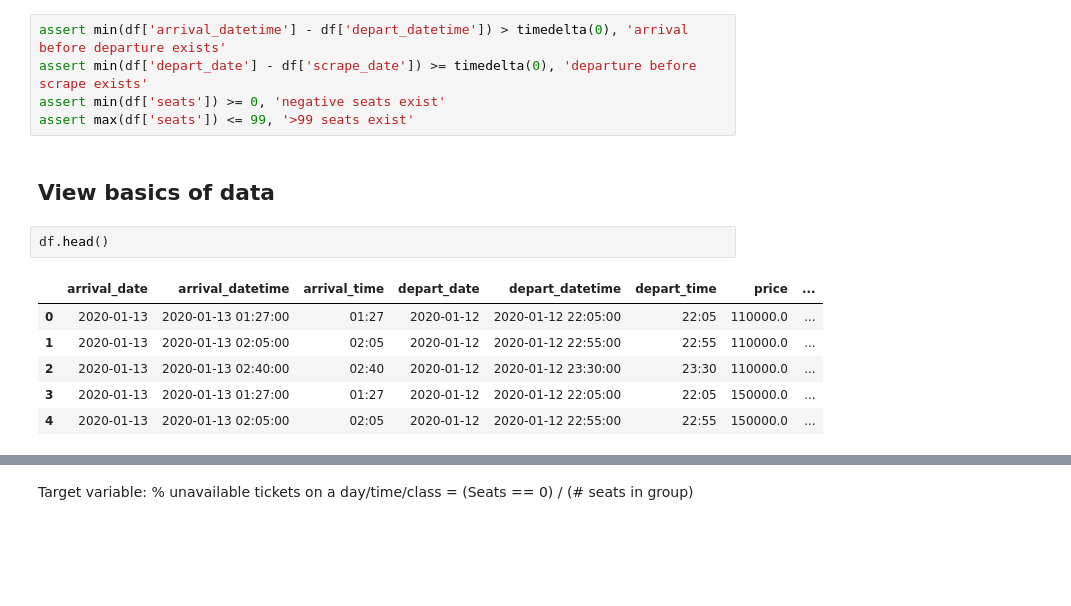
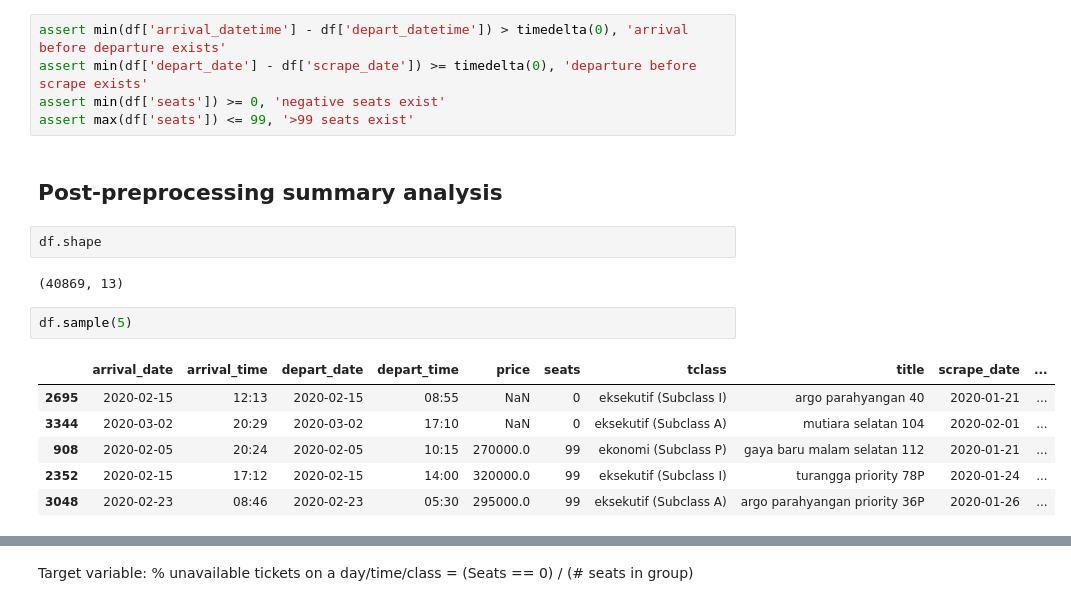
Before and after one commit to umarmf/tiket-scrape, a Jupyter notebook: notebooks/Tiket.com Train Ticket Scraper.ipynb, the cells around one changed output, grey strips where cells are left out. Cells and saved outputs as stored; diff of their text form; blank space fills up the shorter version.

```diff
--- a/notebooks/Tiket.com Train Ticket Scraper.ipynb
+++ b/notebooks/Tiket.com Train Ticket Scraper.ipynb
@@ -122,15 +159,19 @@ assert min(df['arrival_datetime'] - df['depart_datetime']) > timedelta(0), 'arri
 assert min(df['depart_date'] - df['scrape_date']) >= timedelta(0), 'departure before scrape exists'
 assert min(df['seats']) >= 0, 'negative seats exist'
 assert max(df['seats']) <= 99, '>99 seats exist'
-# %% [markdown]
-## View basics of data
+# %% [markdown]
+## Post-preprocessing summary analysis
 # %%
-df.head()
+df.shape
 # %% [output]
-|  | arrival_date | arrival_datetime | arrival_time | depart_date | depart_datetime | depart_time | price | ... |
-| 0 | 2020-01-13 | 2020-01-13 01:27:00 | 01:27 | 2020-01-12 | 2020-01-12 22:05:00 | 22:05 | 110000.0 | ... |
-| 1 | 2020-01-13 | 2020-01-13 02:05:00 | 02:05 | 2020-01-12 | 2020-01-12 22:55:00 | 22:55 | 110000.0 | ... |
-| 2 | 2020-01-13 | 2020-01-13 02:40:00 | 02:40 | 2020-01-12 | 2020-01-12 23:30:00 | 23:30 | 110000.0 | ... |
-| 3 | 2020-01-13 | 2020-01-13 01:27:00 | 01:27 | 2020-01-12 | 2020-01-12 22:05:00 | 22:05 | 150000.0 | ... |
-| 4 | 2020-01-13 | 2020-01-13 02:05:00 | 02:05 | 2020-01-12 | 2020-01-12 22:55:00 | 22:55 | 150000.0 | ... |
+(40869, 13)
+# %%
+df.sample(5)
+# %% [output]
+|  | arrival_date | arrival_time | depart_date | depart_time | price | seats | tclass | title | scrape_date | ... |
+| 2695 | 2020-02-15 | 12:13 | 2020-02-15 | 08:55 | NaN | 0 | eksekutif (Subclass I) | argo parahyangan 40 | 2020-01-21 | ... |
+| 3344 | 2020-03-02 | 20:29 | 2020-03-02 | 17:10 | NaN | 0 | eksekutif (Subclass A) | mutiara selatan 104 | 2020-02-01 | ... |
+| 908 | 2020-02-05 | 20:24 | 2020-02-05 | 10:15 | 270000.0 | 99 | ekonomi (Subclass P) | gaya baru malam selatan 112 | 2020-01-21 | ... |
+| 2352 | 2020-02-15 | 17:12 | 2020-02-15 | 14:00 | 320000.0 | 99 | eksekutif (Subclass I) | turangga priority 78P | 2020-01-24 | ... |
+| 3048 | 2020-02-23 | 08:46 | 2020-02-23 | 05:30 | 295000.0 | 99 | eksekutif (Subclass A) | argo parahyangan priority 36P | 2020-01-26 | ... |
 # %%
```
Also changed, not shown: parts of 59 cells of this notebook.
